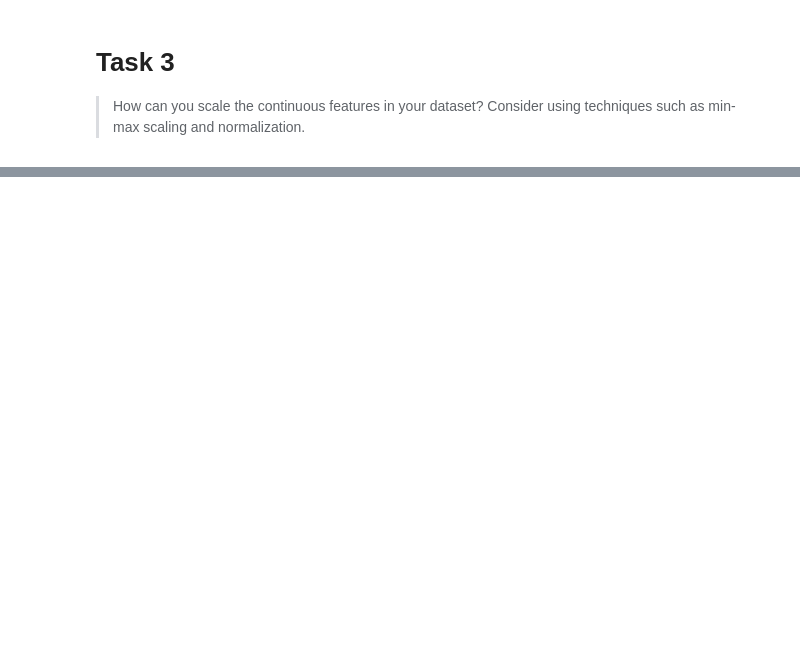
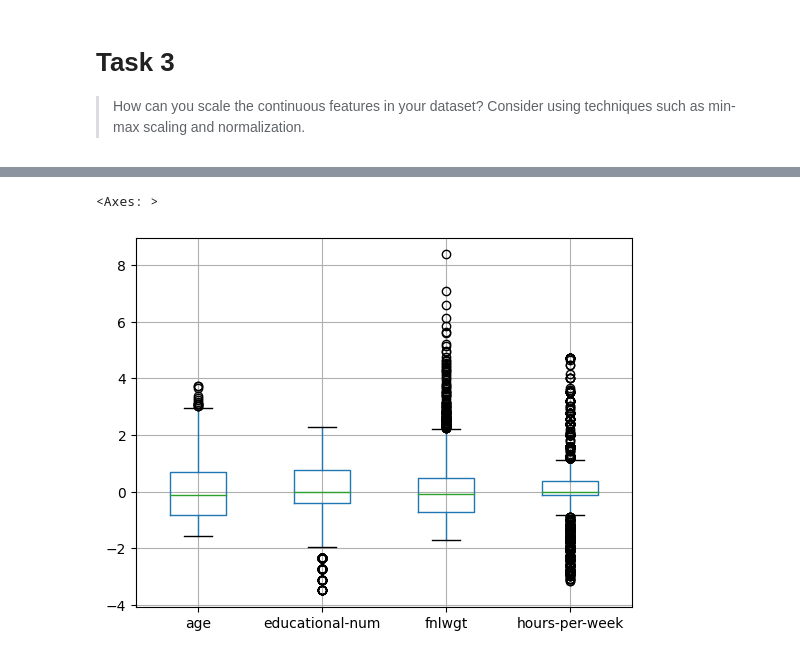
Before and after one commit to Jonson26/DSH-Pase2-Group1, a Jupyter notebook: Phase2_Group1_Session2.ipynb, the cells around one changed output, grey strips where cells are left out. Drawn from its saved outputs; the diff is of its cells as text; code cells hidden in the pictures; blank space fills up the shorter version.

```diff
--- a/Phase2_Group1_Session2.ipynb
+++ b/Phase2_Group1_Session2.ipynb
@@ -358,0 +364,5 @@ processed_df.head()
+# %%
+# Perform standardization
+standard_scaler = StandardScaler()
+standard_df = processed_df.copy()
+standard_df[continuous_cols] = standard_scaler.fit_transform(standard_df[continuous_cols])
@@ -358,0 +387,6 @@ processed_df.head()
+# %%
+# Boxplot the continuous features in standard_df
+standard_df[['age', 'educational-num', 'fnlwgt', 'hours-per-week']].boxplot()
+# %% [output]
+<Axes: >
+[figure, added]
```
Also changed, not shown: parts of 13 cells of this notebook.
